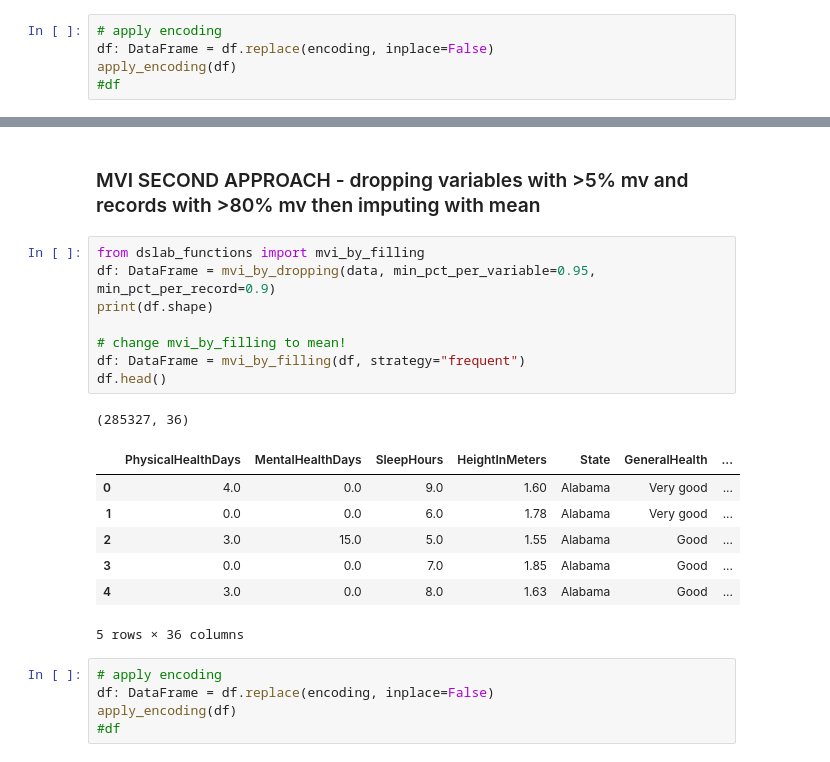
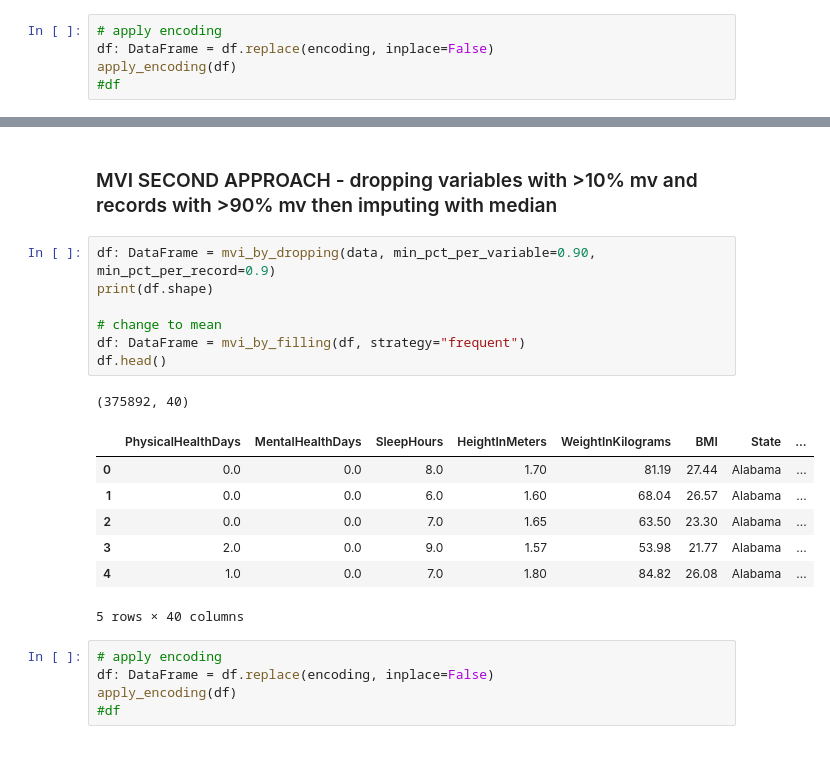
Before and after one commit to raquelfmcardoso/datascience-2023-2024-project, a Jupyter notebook: classification/covid_datapreparation.ipynb, the cells around one changed output, grey strips where cells are left out. Saved outputs shown, nothing was run; the diff lists cells and outputs as text.

```diff
--- a/classification/covid_datapreparation.ipynb
+++ b/classification/covid_datapreparation.ipynb
@@ -337,22 +326,21 @@ df.to_csv(f"data/{file_tag}/data_preparation/missing_values/eval_approach1.csv",
 # %% [markdown]
-### MVI SECOND APPROACH - dropping variables with >5% mv and records with >80% mv then imputing with mean
+### MVI SECOND APPROACH - dropping variables with >10% mv and records with >90% mv then imputing with median
 # %%
-from dslab_functions import mvi_by_filling
-df: DataFrame = mvi_by_dropping(data, min_pct_per_variable=0.95, min_pct_per_record=0.9)
+df: DataFrame = mvi_by_dropping(data, min_pct_per_variable=0.90, min_pct_per_record=0.9)
 print(df.shape)
 
-# change mvi_by_filling to mean!
+# change to mean
 df: DataFrame = mvi_by_filling(df, strategy="frequent")
 df.head()
 # %% [output]
-(285327, 36)
+(375892, 40)
-|  | PhysicalHealthDays | MentalHealthDays | SleepHours | HeightInMeters | State | GeneralHealth | ... |
-| 0 | 4.0 | 0.0 | 9.0 | 1.60 | Alabama | Very good | ... |
-| 1 | 0.0 | 0.0 | 6.0 | 1.78 | Alabama | Very good | ... |
-| 2 | 3.0 | 15.0 | 5.0 | 1.55 | Alabama | Good | ... |
-| 3 | 0.0 | 0.0 | 7.0 | 1.85 | Alabama | Good | ... |
-| 4 | 3.0 | 0.0 | 8.0 | 1.63 | Alabama | Good | ... |
+|  | PhysicalHealthDays | MentalHealthDays | SleepHours | HeightInMeters | WeightInKilograms | BMI | State | ... |
+| 0 | 0.0 | 0.0 | 8.0 | 1.70 | 81.19 | 27.44 | Alabama | ... |
+| 1 | 0.0 | 0.0 | 6.0 | 1.60 | 68.04 | 26.57 | Alabama | ... |
+| 2 | 0.0 | 0.0 | 7.0 | 1.65 | 63.50 | 23.30 | Alabama | ... |
+| 3 | 2.0 | 0.0 | 9.0 | 1.57 | 53.98 | 21.77 | Alabama | ... |
+| 4 | 1.0 | 0.0 | 7.0 | 1.80 | 84.82 | 26.08 | Alabama | ... |
-5 rows × 36 columns
+5 rows × 40 columns
 # %%
 # apply encoding
 df: DataFrame = df.replace(encoding, inplace=False)
```
Also changed, not shown: parts of 25 cells of this notebook, 23 other files.
